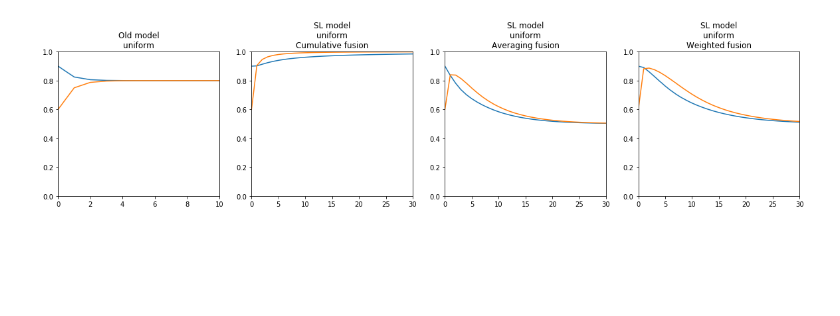
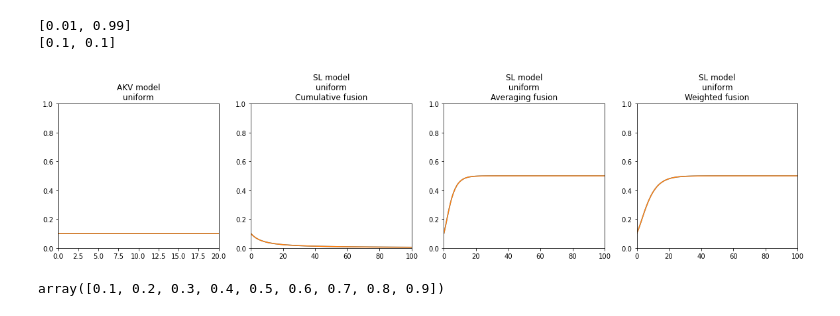
Before and after one commit to josecoliveira/subjective-logic, a Jupyter notebook: two-agents.ipynb, the cells around one changed output. Saved outputs shown, nothing was run; the diff lists cells and outputs as text; code cells hidden in the pictures; blank space fills up the shorter version.

```diff
--- a/two-agents.ipynb
+++ b/two-agents.ipynb
@@ -30,35 +33,49 @@ def simulate(initial_configuration: BeliefArray, influence_graph: InfluenceGraph
 
     return akv_model, sl_model_cumulative, sl_model_average, sl_model_weighted
 # %%
-AKV_NUM_STEPS = 10
-SL_STEPS = 30
+AKV_NUM_STEPS = 20
+SL_STEPS = 100
 NUM_AGENTS = 2
 
-akv_model = AKVModel([0.9, 0.6], [[1, 1], [0.5, 1]])
+akv_model = AKVModel([0.1, 0.1], [[1, 0.5], [0.5, 1]])
 sl_model_cumulative = akv_to_sl(akv_model)
 sl_model_average = akv_to_sl(akv_model)
 sl_model_weighted = akv_to_sl(akv_model)
 
 akv_model.simulate(AKV_NUM_STEPS)
 sl_model_cumulative.simulate(SL_STEPS, cumulative_fusion)
 sl_model_average.simulate(SL_STEPS, averaging_fusion)
 sl_model_weighted.simulate(SL_STEPS, weighted_fusion)
 
 fig, ax = plt.subplots(1, 4)
 fig.set(figwidth=20)
 for i in range(NUM_AGENTS):
     print()
     ax[0].plot(list(range(AKV_NUM_STEPS + 1)), [akv_model.states[j][i] for j in range(AKV_NUM_STEPS + 1)])
     ax[1].plot(list(range(SL_STEPS + 1)), [sl_model_cumulative.states[j][i].P[0] for j in range(SL_STEPS + 1)])
     ax[2].plot(list(range(SL_STEPS + 1)), [sl_model_average.states[j][i].P[0] for j in range(SL_STEPS + 1)])
     ax[3].plot(list(range(SL_STEPS + 1)), [sl_model_weighted.states[j][i].P[0] for j in range(SL_STEPS + 1)])
 
-ax[0].set_title("Old model\nuniform")
+ax[0].set_title("AKV model\nuniform")
 ax[1].set_title("SL model\nuniform\nCumulative fusion")
 ax[2].set_title("SL model\nuniform\nAveraging fusion")
 ax[3].set_title("SL model\nuniform\nWeighted fusion")
 for i in range(4):
     ax[i].set_ylim([0, 1])
     ax[i].set_xlim([0, AKV_NUM_STEPS if i == 0 else SL_STEPS])
+
+# print(sl_model_cumulative.belief_array())
+print([round(i, 2) for i in sl_model_cumulative.states[-1][1].P])
+print([round(i, 2) for i in akv_model.states[-1]])
+
+# Are we interpreting wrongly?
+# Why is evidence being removed?
+# Operational significance
 # %% [output]
+[0.01, 0.99]
+[0.1, 0.1]
-[figure, old version]
+[figure, new version]
+# %%
+np.arange(0.1, 1, 0.1)
+# %% [output]
+array([0.1, 0.2, 0.3, 0.4, 0.5, 0.6, 0.7, 0.8, 0.9])
```
Also changed, not shown: parts of 11 cells of this notebook, 9 other files.
